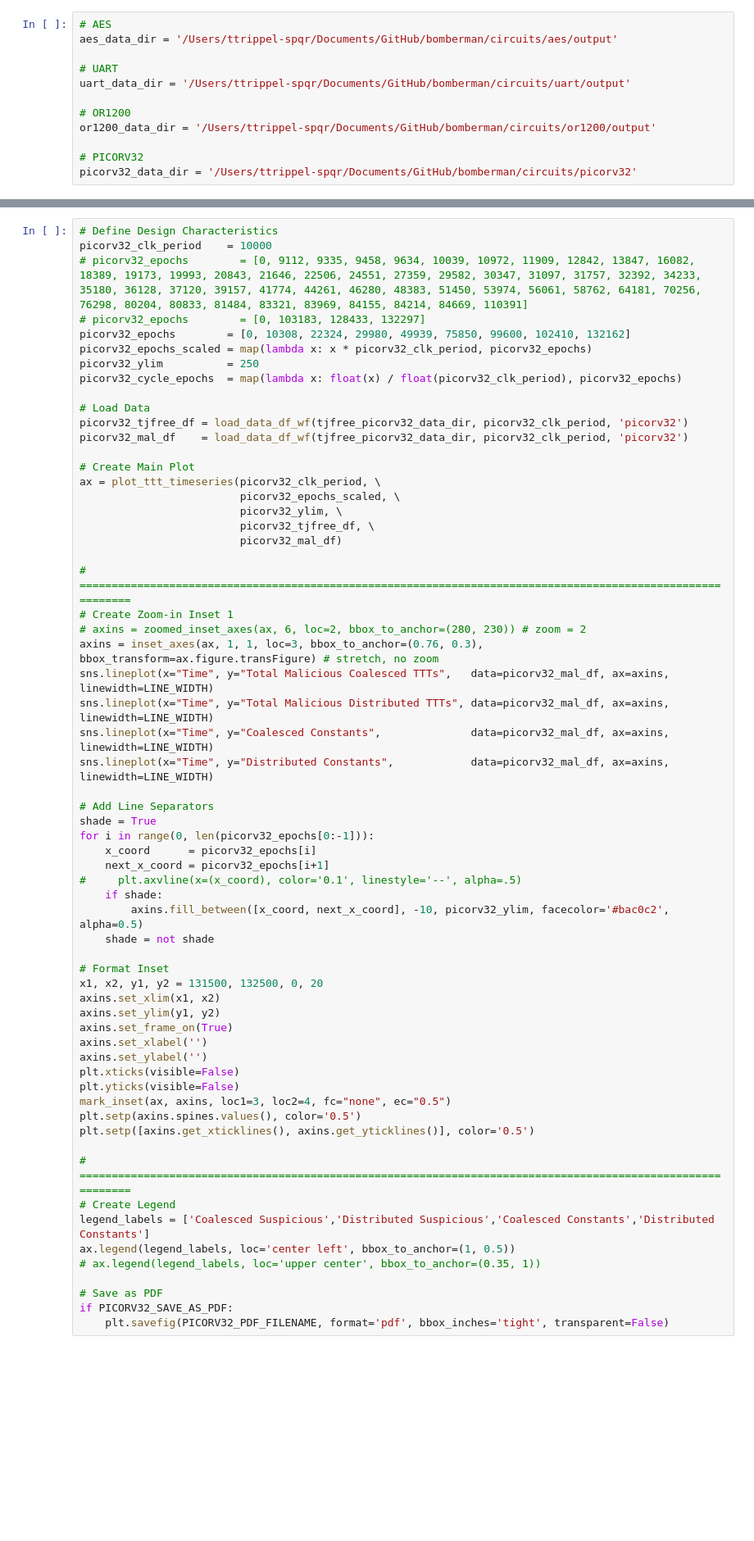
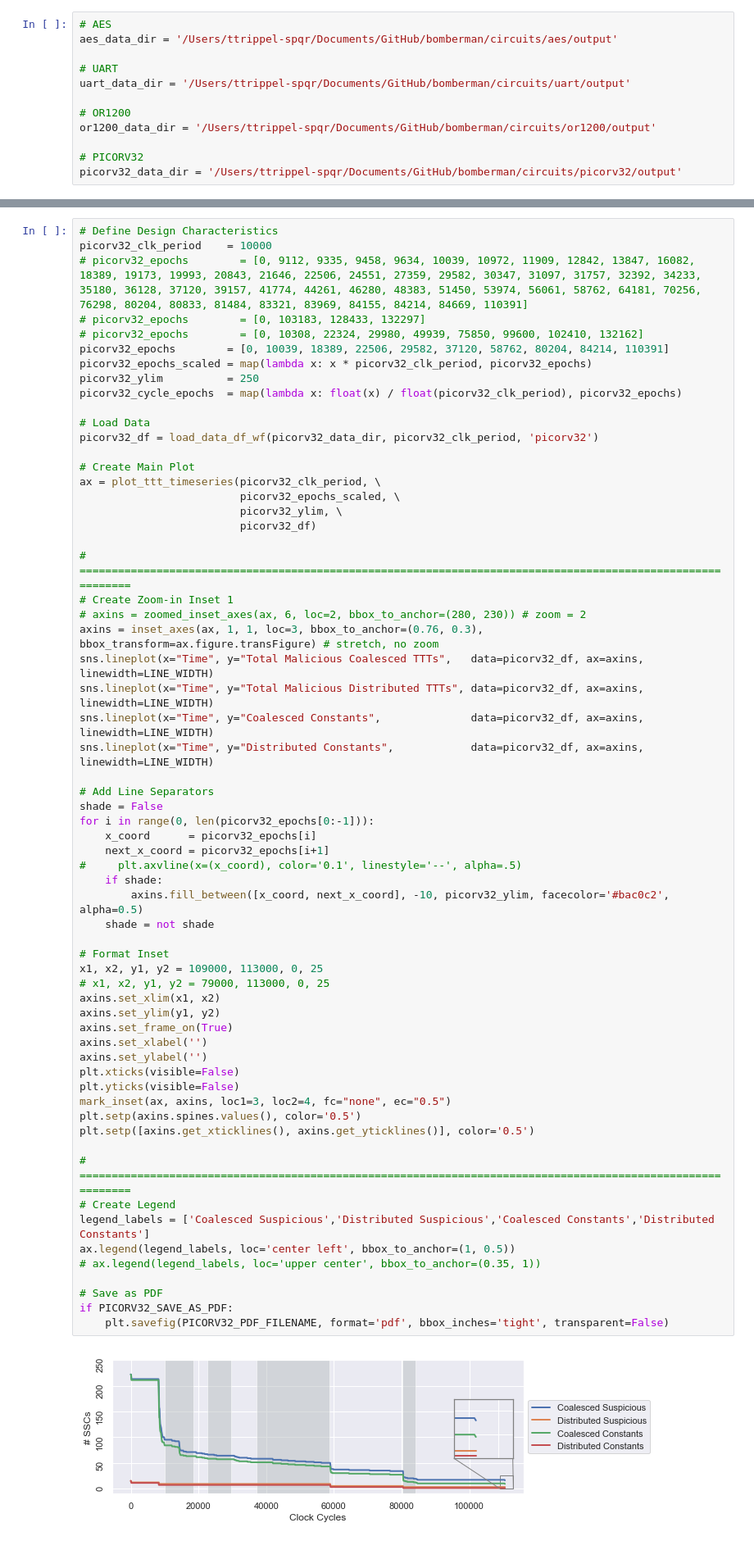
Before and after one commit to timothytrippel/bomberman, a Jupyter notebook: circuits/plots/exp_002_false_positives_multi_plot.ipynb, the cells around one changed output, grey strips where cells are left out. Shown at 82% size. Saved outputs shown, nothing was run; the diff lists cells and outputs as text; blank space fills up the shorter version.

```diff
--- a/circuits/plots/exp_002_false_positives_multi_plot.ipynb
+++ b/circuits/plots/exp_002_false_positives_multi_plot.ipynb
@@ -18,7 +18,7 @@ uart_data_dir = '/Users/ttrippel-spqr/Documents/GitHub/bomberman/circuits/uart/o
 or1200_data_dir = '/Users/ttrippel-spqr/Documents/GitHub/bomberman/circuits/or1200/output'
 
 # PICORV32
-picorv32_data_dir = '/Users/ttrippel-spqr/Documents/GitHub/bomberman/circuits/picorv32'
+picorv32_data_dir = '/Users/ttrippel-spqr/Documents/GitHub/bomberman/circuits/picorv32/output'
 # %% [markdown]
 # Plot Settings
 # %%
@@ -268,60 +267,62 @@ NameError: name 'or1200_tjfree_df' is not defined
 picorv32_clk_period    = 10000
 # picorv32_epochs        = [0, 9112, 9335, 9458, 9634, 10039, 10972, 11909, 12842, 13847, 16082, 18389, 19173, 19993, 20843, 21646, 22506, 24551, 27359, 29582, 30347, 31097, 31757, 32392, 34233, 35180, 36128, 37120, 39157, 41774, 44261, 46280, 48383, 51450, 53974, 56061, 58762, 64181, 70256, 76298, 80204, 80833, 81484, 83321, 83969, 84155, 84214, 84669, 110391]
 # picorv32_epochs        = [0, 103183, 128433, 132297]
-picorv32_epochs        = [0, 10308, 22324, 29980, 49939, 75850, 99600, 102410, 132162]
+# picorv32_epochs        = [0, 10308, 22324, 29980, 49939, 75850, 99600, 102410, 132162]
+picorv32_epochs        = [0, 10039, 18389, 22506, 29582, 37120, 58762, 80204, 84214, 110391]
 picorv32_epochs_scaled = map(lambda x: x * picorv32_clk_period, picorv32_epochs)
 picorv32_ylim          = 250
 picorv32_cycle_epochs  = map(lambda x: float(x) / float(picorv32_clk_period), picorv32_epochs)
 
 # Load Data
-picorv32_tjfree_df = load_data_df_wf(tjfree_picorv32_data_dir, picorv32_clk_period, 'picorv32')
-picorv32_mal_df    = load_data_df_wf(tjfree_picorv32_data_dir, picorv32_clk_period, 'picorv32')
+picorv32_df = load_data_df_wf(picorv32_data_dir, picorv32_clk_period, 'picorv32')
 
 # Create Main Plot
 ax = plot_ttt_timeseries(picorv32_clk_period, \
                          picorv32_epochs_scaled, \
                          picorv32_ylim, \
-                         picorv32_tjfree_df, \
-                         picorv32_mal_df)
+                         picorv32_df)
 
 # ============================================================================================================
 # Create Zoom-in Inset 1
 # axins = zoomed_inset_axes(ax, 6, loc=2, bbox_to_anchor=(280, 230)) # zoom = 2
 axins = inset_axes(ax, 1, 1, loc=3, bbox_to_anchor=(0.76, 0.3), bbox_transform=ax.figure.transFigure) # stretch, no zoom
-sns.lineplot(x="Time", y="Total Malicious Coalesced TTTs",   data=picorv32_mal_df, ax=axins, linewidth=LINE_WIDTH)
-sns.lineplot(x="Time", y="Total Malicious Distributed TTTs", data=picorv32_mal_df, ax=axins, linewidth=LINE_WIDTH)
-sns.lineplot(x="Time", y="Coalesced Constants",              data=picorv32_mal_df, ax=axins, linewidth=LINE_WIDTH)
-sns.lineplot(x="Time", y="Distributed Constants",            data=picorv32_mal_df, ax=axins, linewidth=LINE_WIDTH)
+sns.lineplot(x="Time", y="Total Malicious Coalesced TTTs",   data=picorv32_df, ax=axins, linewidth=LINE_WIDTH)
+sns.lineplot(x="Time", y="Total Malicious Distributed TTTs", data=picorv32_df, ax=axins, linewidth=LINE_WIDTH)
+sns.lineplot(x="Time", y="Coalesced Constants",              data=picorv32_df, ax=axins, linewidth=LINE_WIDTH)
+sns.lineplot(x="Time", y="Distributed Constants",            data=picorv32_df, ax=axins, linewidth=LINE_WIDTH)
 
 # Add Line Separators
-shade = True
+shade = False
 for i in range(0, len(picorv32_epochs[0:-1])):
     x_coord      = picorv32_epochs[i]
     next_x_coord = picorv32_epochs[i+1]
 #     plt.axvline(x=(x_coord), color='0.1', linestyle='--', alpha=.5)
     if shade:
         axins.fill_between([x_coord, next_x_coord], -10, picorv32_ylim, facecolor='#bac0c2', alpha=0.5)
     shade = not shade
 
 # Format Inset
-x1, x2, y1, y2 = 131500, 132500, 0, 20
+x1, x2, y1, y2 = 109000, 113000, 0, 25
+# x1, x2, y1, y2 = 79000, 113000, 0, 25
 axins.set_xlim(x1, x2)
 axins.set_ylim(y1, y2)
 axins.set_frame_on(True)
 axins.set_xlabel('')
 axins.set_ylabel('')
 plt.xticks(visible=False)
 plt.yticks(visible=False)
 mark_inset(ax, axins, loc1=3, loc2=4, fc="none", ec="0.5")
 plt.setp(axins.spines.values(), color='0.5')
 plt.setp([axins.get_xticklines(), axins.get_yticklines()], color='0.5')
 
 # ============================================================================================================
 # Create Legend
 legend_labels = ['Coalesced Suspicious','Distributed Suspicious','Coalesced Constants','Distributed Constants']
 ax.legend(legend_labels, loc='center left', bbox_to_anchor=(1, 0.5))
 # ax.legend(legend_labels, loc='upper center', bbox_to_anchor=(0.35, 1))
 
 # Save as PDF
 if PICORV32_SAVE_AS_PDF:
     plt.savefig(PICORV32_PDF_FILENAME, format='pdf', bbox_inches='tight', transparent=False)
+# %% [output]
+[figure, added]
```
Also changed, not shown: parts of 1 cell of this notebook, 6 other files.
